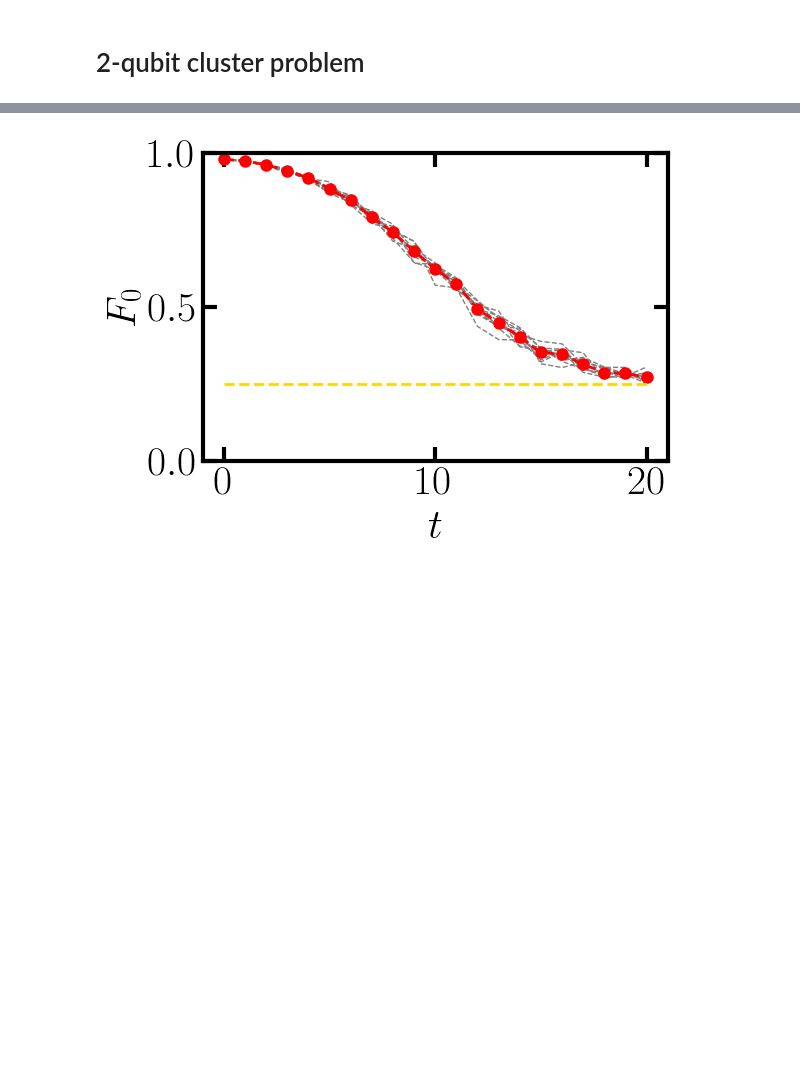
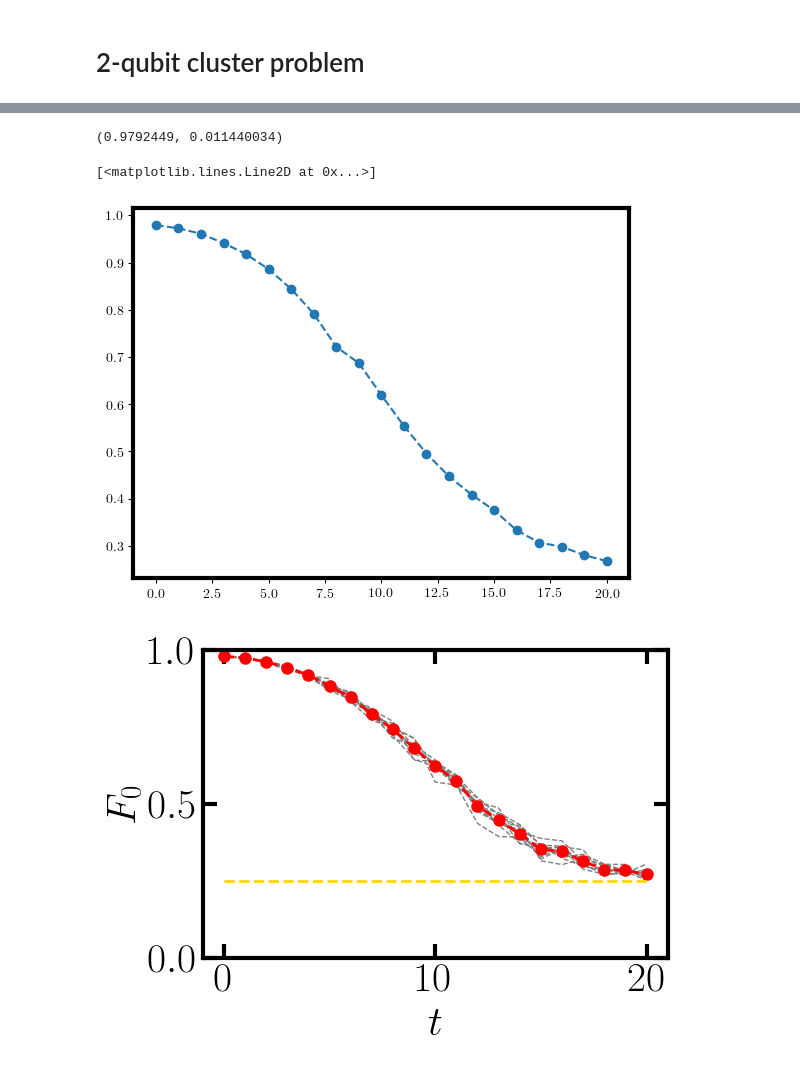
Before and after one commit to Francis-Hsu/QuantGenMdl, a Jupyter notebook: cluster.ipynb, the cells around one changed output, grey strips where cells are left out. Cells and saved outputs as stored; diff of their text form; code cells hidden in the pictures; blank space fills up the shorter version.

```diff
--- a/cluster.ipynb
+++ b/cluster.ipynb
@@ -66,7 +66,7 @@ visulaize the decay of fidelity
 n = 1
 T = 20
 N = 1000
-states_diff = np.load('data/cluster0/n%d/cluster0Diff_n%dT%d_N%d.npy'%(n, n, T, N))
+states_diff = np.load('data/QDDPM/cluster0/n%d/cluster0Diff_n%dT%d_N%d.npy'%(n, n, T, N))
 fig, ax = plt.subplots(figsize=(6, 4))
 indices = np.random.permutation(1000)
 for i in range(10):
@@ -77,6 +77,7 @@ ax.set_ylabel(r'$F_0$', fontsize=30)
 ax.set_xlabel(r'$t$', fontsize=30)
 ax.set_ylim(0,1)
 ax.tick_params(direction='in', length=10, width=3, top='on', right='on', labelsize=30)
+plt.show()
 plt.close()
 # %% [output]
 [figure]
@@ -134,7 +131,6 @@ def clusterTraining_t(model, t, inputs_T, params_tot, Ndata, epochs, dis_measure
     Args:
     model: the QDDPM model
     t: the diffusion step
-    inputs_T: the input data at step t=T
     params_tot: collection of PQC parameters before step t
     Ndata: number of samples in dataset
     epochs: the number of iterations
@@ -353,0 +430,12 @@ plt.tight_layout()
+# %%
+X = tf.convert_to_tensor(np.load('data/QDDPM/cluster0/n1/cluster0Diff_n1T20_N1000.npy'))
+X_train = tf.convert_to_tensor(np.load('data/QDDPM/cluster0/n1/QDDPMcluster0trainGen_n1na1T20L4_wd.npy'))
+X_test = tf.convert_to_tensor(np.load('data/QDDPM/cluster0/n1/QDDPMcluster0testGen_n1na1T20L4_wd.npy'))
+X0 = tf.convert_to_tensor(cluster0Gen(1, 10000, 0.08, seed=16))
+
+nd = np.zeros((3, 21))
+for t in range(21):
+    nd[0, t] = WassDistance(X0, X[t])
+    nd[1, t] = WassDistance(X0, X_train[t])
+    nd[2, t] = WassDistance(X0, X_test[t])
+np.save('data/QDDPM/cluster0/n1/QDDPMcluster0Genloss_n1na1T20L4_wd.npy', nd)
@@ -362,13 +461,15 @@ if not os.path.exists(data_path):
 # %%
-# generate diffusion data set
+# generate dfifusion data set
 n = 2
 T = 20
 N = 1000
-diff_hs = np.linspace(0.5, 4., T)
-model_diff = MultiQubitDiffusionModel(n, T, N)
-X = tf.convert_to_tensor(cluster0Gen(2, 1000, 0.06, seed=12))
-Xout = np.zeros((T+1, N, 2**n), dtype=np.complex64)
-Xout[0] = X
-for t in range(1, T+1):
-    Xout[t] = model_diff.set_diffusionData_t(t, X, diff_hs[:t], seed=t).numpy()
-np.save('data/cluster0/n2/cluster0Diff_n2T20_N%d.npy'%N, Xout)
+
+with tf.device('cpu'):
+    diff_hs = np.linspace(0.5, 4., T)
+    model_diff = MultiQubitDiffusionModel(n, T, N)
+    X = tf.convert_to_tensor(cluster0Gen(2, 1000, 0.06, seed=12))
+    Xout = np.zeros((T+1, N, 2**n), dtype=np.complex64)
+    Xout[0] = X
+    for t in range(1, T+1):
+        Xout[t] = model_diff.set_diffusionDataMulti_t(t, X, diff_hs[:t], seed=t).numpy()
+#np.save('data/QDDPM/cluster0/n2/cluster0Diff_n2T20_N%d.npy'%N, Xout)
@@ -375,3 +479,14 @@ np.save('data/cluster0/n2/cluster0Diff_n2T20_N%d.npy'%N, Xout)
+# %%
+np.mean(np.abs(X[:, 0])**2), np.std(np.abs(X[:, 0])**2)
+# %% [output]
+(0.9792449, 0.011440034)
+# %%
+#Xout = np.load('data/QDDPM/cluster0/n2/cluster0Diff_n2T20_N1000.npy')
+np.mean(np.abs(Xout[:,:,0])**2, axis=1)
+plt.plot(np.mean(np.abs(Xout[:,:,0])**2, axis=1), 'o--')
+# %% [output]
+[<matplotlib.lines.Line2D at 0x...>]
+[figure, added]
 # %%
 # visualize the fidelity decay in the diffusion process
 n = 2
```
Also changed, not shown: parts of 43 cells of this notebook.
